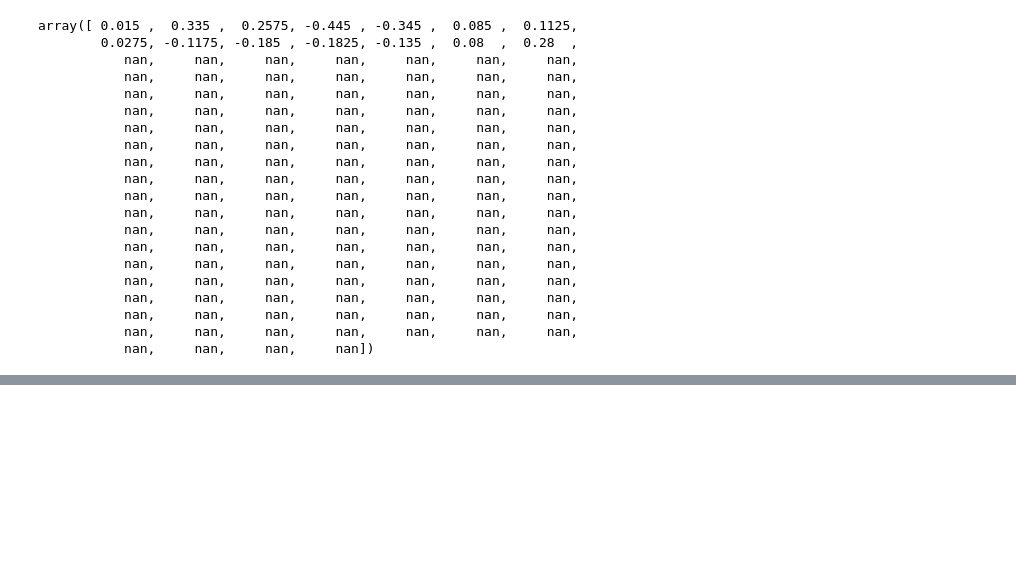
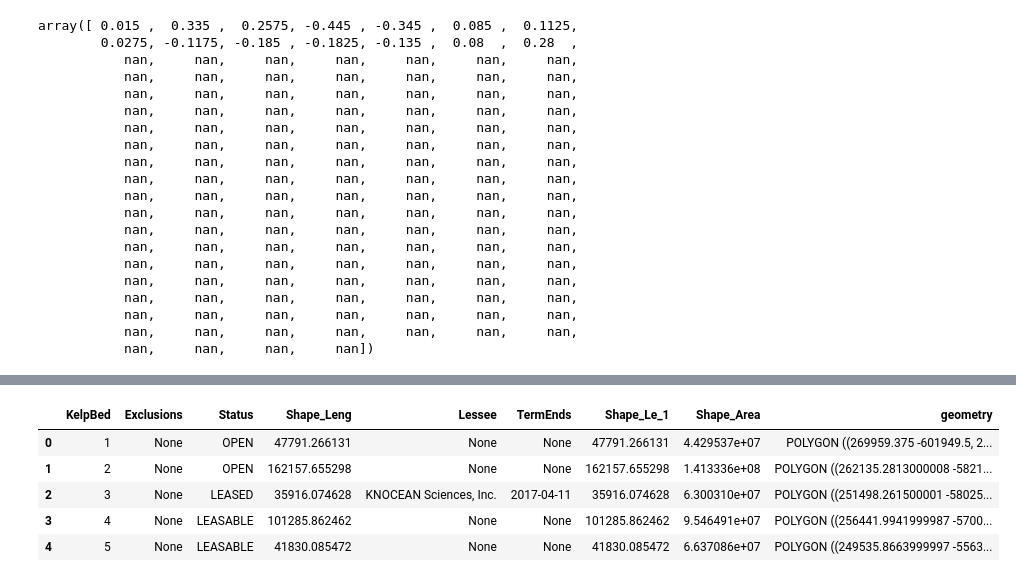
Before and after one commit to UCB-MIDS/Kelp-Capstone, a Jupyter notebook: pipeline/read_data.ipynb, the cells around one changed output, grey strips where cells are left out. Drawn from its saved outputs; the diff is of its cells as text; code cells hidden in the pictures; blank space fills up the shorter version.

```diff
--- a/pipeline/read_data.ipynb
+++ b/pipeline/read_data.ipynb
@@ -595,0 +531,11 @@ array([ 0.015 ,  0.335 ,  0.2575, -0.445 , -0.345 ,  0.085 ,  0.1125,
+# %%
+a = gpd.read_file('../../data/MAN_CA_KelpAdmin/MAN_CA_KelpAdmin.shp')
+# %%
+a.head()
+# %% [output]
+|  | KelpBed | Exclusions | Status | Shape_Leng | Lessee | TermEnds | Shape_Le_1 | Shape_Area | geometry |
+| 0 | 1 | None | OPEN | 47791.266131 | None | None | 47791.266131 | 4.429537e+07 | POLYGON ((269959.375 -601949.5, 2... |
+| 1 | 2 | None | OPEN | 162157.655298 | None | None | 162157.655298 | 1.413336e+08 | POLYGON ((262135.2813000008 -5821... |
+| 2 | 3 | None | LEASED | 35916.074628 | KNOCEAN Sciences, Inc. | 2017-04-11 | 35916.074628 | 6.300310e+07 | POLYGON ((251498.261500001 -58025... |
+| 3 | 4 | None | LEASABLE | 101285.862462 | None | None | 101285.862462 | 9.546491e+07 | POLYGON ((256441.9941999987 -5700... |
+| 4 | 5 | None | LEASABLE | 41830.085472 | None | None | 41830.085472 | 6.637086e+07 | POLYGON ((249535.8663999997 -5563... |
```
Also changed, not shown: parts of 26 cells of this notebook, 1 other file.
